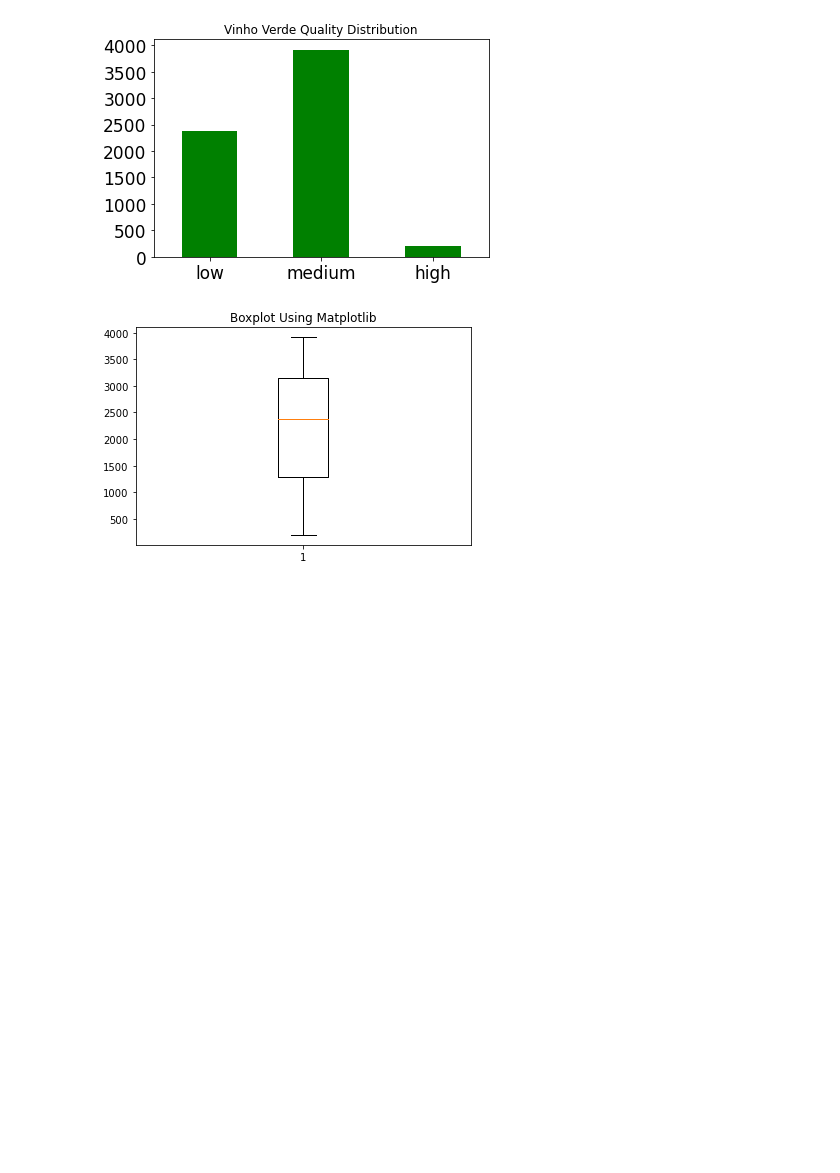
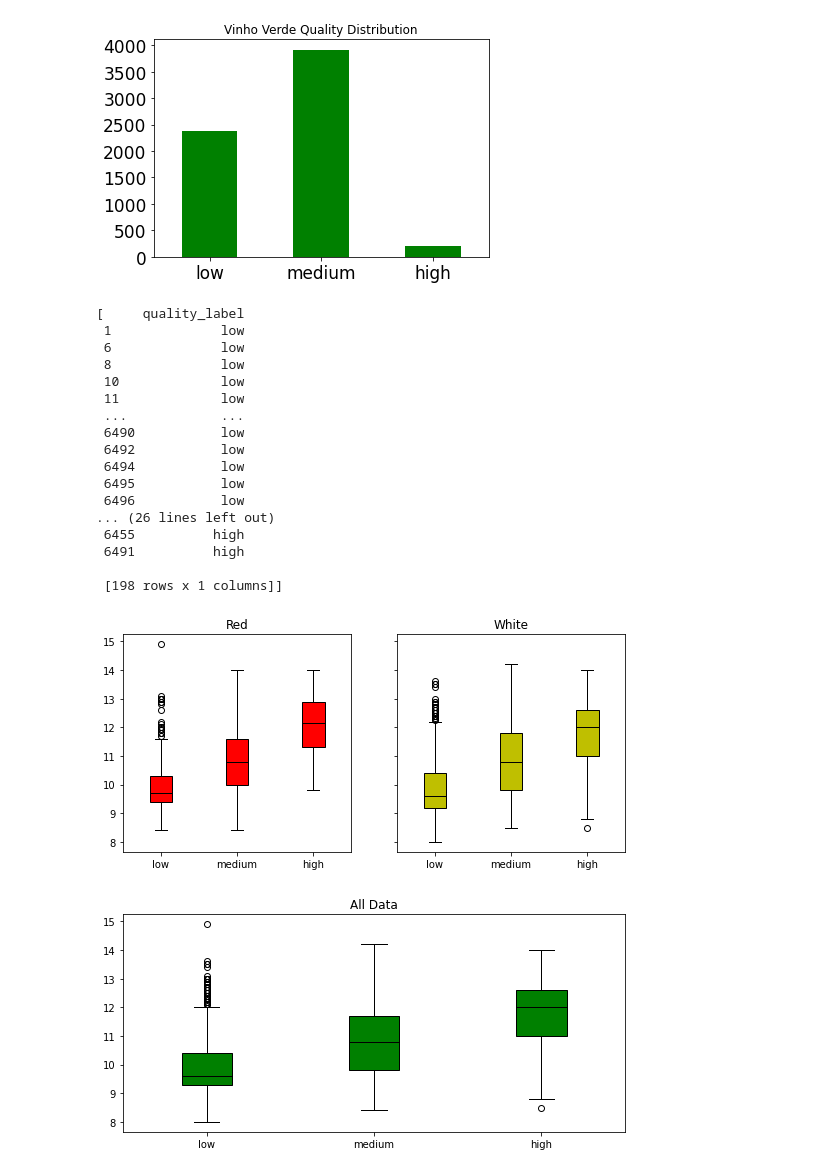
Before and after one commit to Jacopo-Spadon/Wine-not, a Jupyter notebook: Wine not data Wrangling.ipynb, the cells around one changed output. Cells and saved outputs as stored; diff of their text form; code cells hidden in the pictures; blank space fills up the shorter version.

Commit message:
boxplot def

```diff
--- a/Wine not data Wrangling.ipynb
+++ b/Wine not data Wrangling.ipynb
@@ -131,8 +131,34 @@ quality.plot(y="quality_label", kind="bar", rot=0, fontsize=17, legend=None, col
 # %%
 # Boxplot Using Matplotlib
 
-plt.boxplot(quality)
-plt.title("Boxplot Using Matplotlib")
-plt.show()
+quality=pd.DataFrame(data=(wines['quality_label']))
+
+q_low=quality[quality['quality_label'] == "low"]
+q_medium=quality[quality['quality_label'] == "medium"]
+q_high=quality[quality['quality_label'] == "high"]
+
+q_label=[q_low,q_medium,q_high]
+
+q_label
+
+# plt.boxplot(q_label)
+# plt.title("Boxplot Using Matplotlib")
+# plt.show()
 # %% [output]
-[figure, removed]
+[     quality_label
+ 1              low
+ 6              low
+ 8              low
+ 10             low
+ 11             low
+ ...            ...
+ 6490           low
+ 6492           low
+ 6494           low
+ 6495           low
+ 6496           low
+... (26 lines left out)
+ 6455          high
+ 6491          high
+
+ [198 rows x 1 columns]]
@@ -138,0 +168,30 @@ plt.show()
+# %%
+fig, (ax1, ax2) = plt.subplots(nrows=1, ncols=2, figsize=(9, 4), sharey=True)
+
+# rectangular box plot
+bplot1 = ax1.boxplot([red_df[red_df['quality_label'] == 'low']['alcohol'], red_df[red_df['quality_label'] == 'medium']['alcohol'], red_df[red_df['quality_label'] == 'high']['alcohol']],
+                     patch_artist=True,  # fill with color
+                     boxprops=dict(facecolor='r', color='k'), #Color box
+                     medianprops=dict(color='k'), #Mean color
+                     labels=['low', 'medium', 'high'])  # will be used to label x-ticks
+ax1.set_title('Red')
+
+bplot2 = ax2.boxplot([white_df[white_df['quality_label'] == 'low']['alcohol'], white_df[white_df['quality_label'] == 'medium']['alcohol'], white_df[white_df['quality_label'] == 'high']['alcohol']],
+                     patch_artist=True,
+                     boxprops=dict(facecolor='y', color='k'),
+                     medianprops=dict(color='k'),
+                    labels=['low', 'medium', 'high'])
+ax2.set_title('White')
+plt.show()
+
+fig, (ax) = plt.subplots(nrows=1, ncols=1, figsize=(9, 4), sharey=True)
+quality_boxplot = ax.boxplot([wines[wines['quality_label'] == 'low']['alcohol'], wines[wines['quality_label'] == 'medium']['alcohol'], wines[wines['quality_label'] == 'high']['alcohol']],
+                     patch_artist=True,
+                     boxprops=dict(facecolor='g', color='k'),
+                     medianprops=dict(color='k'),
+                    labels=['low', 'medium', 'high'])
+ax.set_title('All Data')
+plt.show()
+# %% [output]
+[figure, added]
+[figure, added]
```
Also changed, not shown: parts of 3 cells of this notebook.
